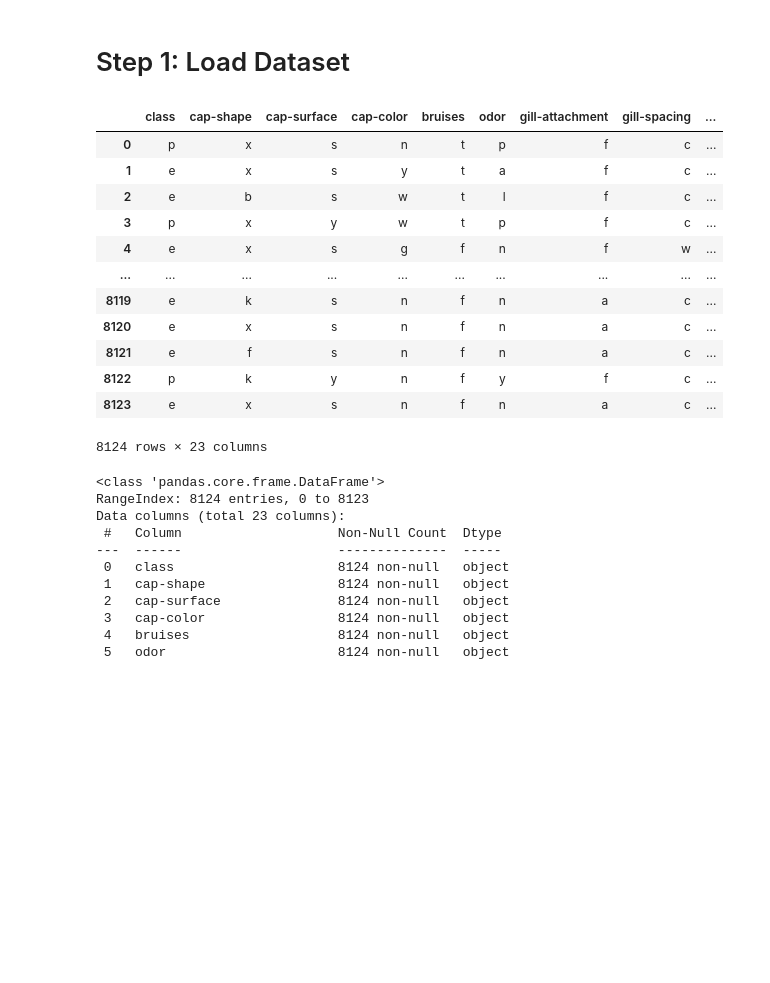
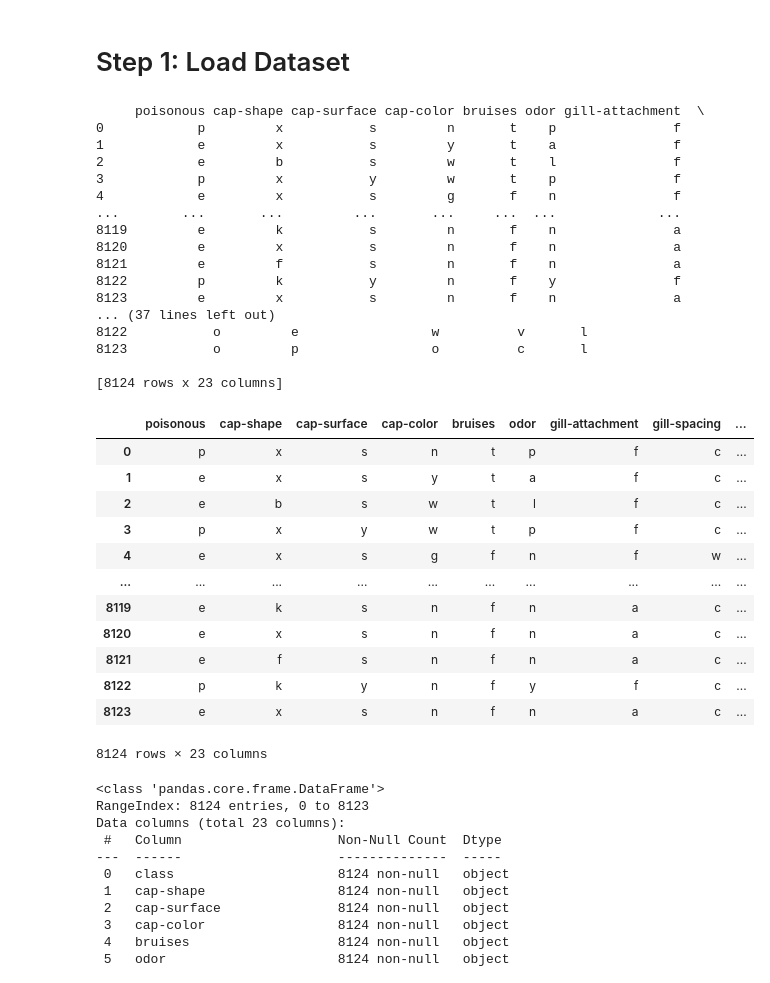
Before and after one commit to atoothman/data71200, a Jupyter notebook: DATA_71200_Project_1_Mushroom_Classification_Toothman.ipynb, the cells around one changed output. Drawn from its saved outputs; the diff is of its cells as text; code cells hidden in the pictures; blank space fills up the shorter version.

```diff
--- a/DATA_71200_Project_1_Mushroom_Classification_Toothman.ipynb
+++ b/DATA_71200_Project_1_Mushroom_Classification_Toothman.ipynb
@@ -15,25 +15,42 @@ The aim of this model is to predict if the mushroom is poisonous or edible based
 # %%
 import pandas as pd
 
 # URL of the mushroom dataset from UC Irving ML repository
 url = "https://archive.ics.uci.edu/ml/machine-learning-databases/mushroom/agaricus-lepiota.data"
 
-# Column names provided in dataset description
-columns = [
-    'class', 'cap-shape', 'cap-surface', 'cap-color', 'bruises', 'odor',
+
+
+# Load the dataset into a DataFrame
+mushroom_df = pd.read_csv(url, header=None, index_col=False, names=[
+    'poisonous', 'cap-shape', 'cap-surface', 'cap-color', 'bruises', 'odor',
     'gill-attachment', 'gill-spacing', 'gill-size', 'gill-color', 'stalk-shape',
     'stalk-root', 'stalk-surface-above-ring', 'stalk-surface-below-ring',
     'stalk-color-above-ring', 'stalk-color-below-ring', 'veil-type', 'veil-color',
-    'ring-number', 'ring-type', 'spore-print-color', 'population', 'habitat'
-]
-
-# Load the dataset into a DataFrame
-mushroom_df = pd.read_csv(url, header=None, names=columns)
+    'ring-number', 'ring-type', 'spore-print-color', 'population', 'habitat'])
 
 # Display the first few rows of the DataFrame
+print(mushroom_df)
+
 display(mushroom_df)
 # %% [output]
+     poisonous cap-shape cap-surface cap-color bruises odor gill-attachment  \
+0            p         x           s         n       t    p               f
+1            e         x           s         y       t    a               f
+2            e         b           s         w       t    l               f
+3            p         x           y         w       t    p               f
+4            e         x           s         g       f    n               f
+...        ...       ...         ...       ...     ...  ...             ...
+8119         e         k           s         n       f    n               a
+8120         e         x           s         n       f    n               a
+8121         e         f           s         n       f    n               a
+8122         p         k           y         n       f    y               f
+8123         e         x           s         n       f    n               a
+... (37 lines left out)
+8122           o         e                 w          v       l
+8123           o         p                 o          c       l
+
+[8124 rows x 23 columns]
-|  | class | cap-shape | cap-surface | cap-color | bruises | odor | gill-attachment | gill-spacing | ... |
+|  | poisonous | cap-shape | cap-surface | cap-color | bruises | odor | gill-attachment | gill-spacing | ... |
 | 0 | p | x | s | n | t | p | f | c | ... |
 | 1 | e | x | s | y | t | a | f | c | ... |
 | 2 | e | b | s | w | t | l | f | c | ... |
@@ -45,7 +62,7 @@ display(mushroom_df)
 | 8121 | e | f | s | n | f | n | a | c | ... |
 | 8122 | p | k | y | n | f | y | f | c | ... |
 | 8123 | e | x | s | n | f | n | a | c | ... |
-8124 rows × 23 columns
+8124 rows × 23 columns
 # %%
 # Show dataset info
 mushroom_df.info()
```
Also changed, not shown: parts of 2 cells of this notebook.
